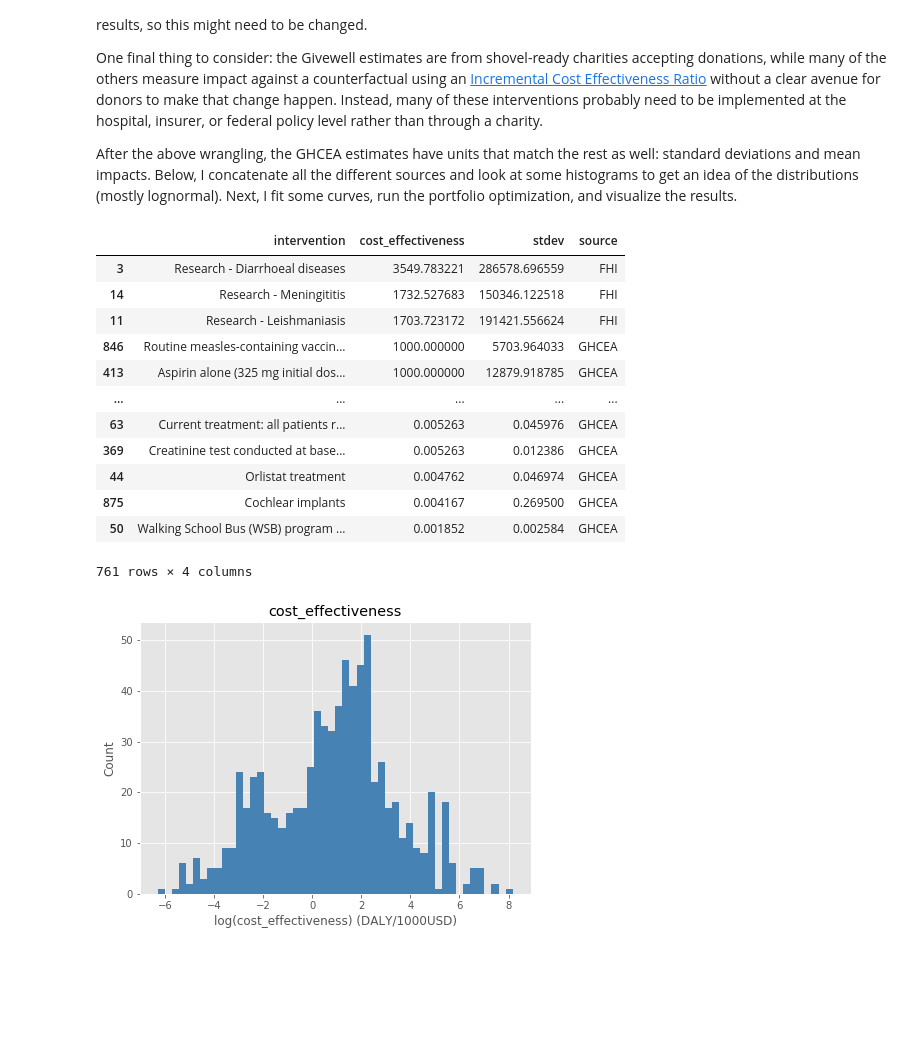
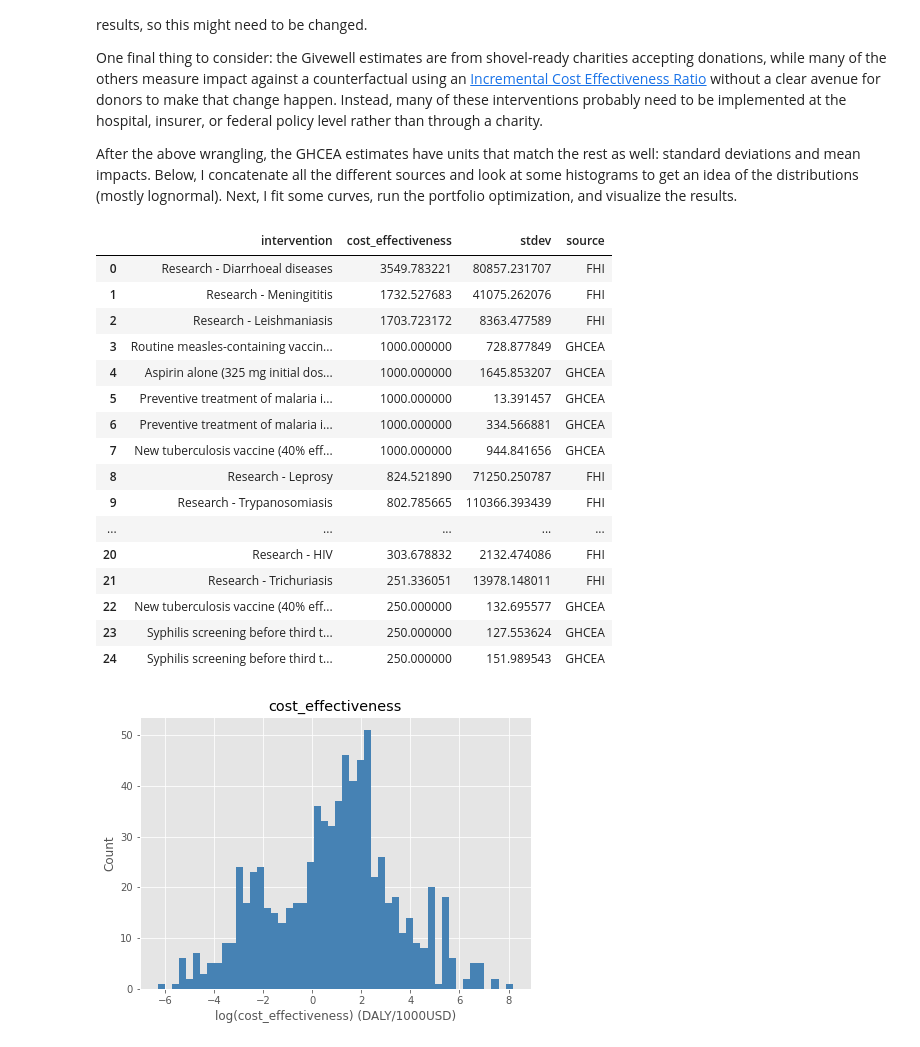
Before and after one commit to psthomas/risk-return, a Jupyter notebook: meta.ipynb, the cells around one changed output. Drawn from its saved outputs; the diff is of its cells as text; code cells hidden in the pictures; blank space fills up the shorter version.

Commit message:
Update CI conversions

```diff
--- a/meta.ipynb
+++ b/meta.ipynb
@@ -156,7 +187,7 @@ def downside_risk(series):
 gw_df = gw_df.agg(['mean', 'std', downside_risk]).T
 gw_df.reset_index(inplace=True)
 
-renames = {'iodine': 'iodine supplementation', 'dtw':'Deworm the World',
+renames = {'iodine': 'Iodine supplementation', 'dtw':'Deworm the World',
            'sci': 'Schistosomiasis Control Initiative', 'ss': 'Sightsavers',
            'lead': 'Household lead pipe replacement',
            'bednets': 'Against Malaria Foundation',
@@ -213,31 +235,50 @@ interval_df = interval_df[interval_df['CI_Usable'] == 1]
 # Only 9 AUD, 1 EUR filtered out
 interval_df = interval_df[interval_df['CI_Currency'] == 'USD']
 
+# Remove any remaining nan intervals
+interval_df = interval_df[~interval_df['CI_Difference'].isnull()]
+
 #Convert to DALY/1000USD
 interval_df['DisplayRatio'] = (1/interval_df['DisplayRatio'])*1000
 interval_df['CI_Difference'] = (1/interval_df['CI_Difference'])*1000
 
 #Remove non standard CIs
-interval_df = interval_df[(~interval_df['CI_Type'].isin(['INR', 'IQR']))]
+interval_df = interval_df[~interval_df['CI_Type'].isin(['INR', 'IQR'])]
 
 #Also remove studies with quality rating lower than 4.5 out of 7:
 interval_df = interval_df[interval_df['Rating'] >= 4.5] #4
 
+# This is incorrect. Use the rough CI to standard deviation
+# conversions from Wolfram below instead
+# def handle_intervals(row):
+#     if row['CI_Type'] == 'range':
+#         return row['CI_Difference'] / 2
+#     elif row['CI_Type'] == '95':
+#         return (row['CI_Difference'] / 3.96)*np.sqrt(1000)
+#     elif row['CI_Type'] == '91':
+#         return (row['CI_Difference'] / 3.29)*np.sqrt(1000)
+#     elif row['CI_Type'] == '80':
+#         #Simple interpolation for denominator
+#         denom = 1.96 + ((3.29 - 1.96)/(90-68))*(80-68)
+#         return (row['CI_Difference'] / denom)*np.sqrt(1000)
+
+# https://mathworld.wolfram.com/ConfidenceInterval.html
+# CI_Difference = [mean +- c*sigma], difference covers both sides
+# so multiply by 2
 def handle_intervals(row):
     if row['CI_Type'] == 'range':
         return row['CI_Difference'] / 2
     elif row['CI_Type'] == '95':
-        return (row['CI_Difference'] / 3.96)*np.sqrt(1000)
+        return row['CI_Difference'] / 1.95996*2
     elif row['CI_Type'] == '91':
-        return (row['CI_Difference'] / 3.29)*np.sqrt(1000)
+        return row['CI_Difference'] / 1.64485*2
     elif row['CI_Type'] == '80':
-        #Simple interpolation for denominator
-        denom = 1.96 + ((3.29 - 1.96)/(90-68))*(80-68)
-        return (row['CI_Difference'] / denom)*np.sqrt(1000)
+        return row['CI_Difference'] / 1.28155*2
+
 
 interval_df['stdev'] = interval_df.apply(handle_intervals, axis=1)
-
-interval_df[['PubYear','InterventionPhrase', 'DisplayRatio', 'stdev']] \
-    .sort_values(by='DisplayRatio', ascending=False)
+interval_df[
+    ['PubYear','InterventionPhrase', 'DisplayRatio', 'stdev']
+].sort_values(by='DisplayRatio', ascending=False)
 # %% [output]
 |  | PubYear | InterventionPhrase | DisplayRatio | stdev |
@@ -277,44 +318,50 @@ temp2_df['source'] = 'GW'
 
 # Is this the cost effectiveness here a mean or median?
 temp3_df = ph_df[['intervention', 'cost_effectiveness', 'spread']].copy()
 temp3_df['stdev'] = temp3_df['spread'] / 2
 del temp3_df['spread']
 temp3_df['source'] = 'DCP2'
 
 # The cost effectiveness here is a median, others above are means. . .
 temp4_df = nice_df[['guidance_topic', 'median', 'spread']].copy()
 temp4_df.rename(columns={'guidance_topic': 'intervention',
     'median': 'cost_effectiveness'}, inplace=True)
 # Convert DALY/1000£ to DALY/1000USD, using 2012 dollars for now:
 # https://www.x-rates.com/average/?from=GBP&to=USD&amount=1&year=2012
 temp4_df['cost_effectiveness'] = temp4_df['cost_effectiveness']*1.6
 temp4_df['spread'] = temp4_df['spread']*1.6
 temp4_df['stdev'] = temp4_df['spread'] / 2
 del temp4_df['spread']
 temp4_df.rename(columns={'Intervention': 'intervention'}, inplace=True)
 temp4_df['source'] = 'NICE'
 
 temp5_df = interval_df[['InterventionPhrase','DisplayRatio', 'stdev']].copy()
 temp5_df.rename(columns={'InterventionPhrase': 'intervention',
     'DisplayRatio': 'cost_effectiveness'}, inplace=True)
 temp5_df['source'] = 'GHCEA'
 
 #temp6_df = br_df[['intervention', 'cost_effectiveness', 'stdev', 'source']]
 
 comb_df = pd.concat([temp1_df, temp2_df, temp3_df, temp4_df, temp5_df])
-#comb_df.to_csv('./data/outputs/meta-returns.csv', index=False)
-comb_df.sort_values(by='cost_effectiveness', ascending=False)
+comb_df.to_csv('./data/outputs/meta-returns.csv', index=False)
+comb_df = comb_df.sort_values(by='cost_effectiveness', ascending=False)
+comb_df.reset_index(drop=True, inplace=True)
+comb_df.head(25)
 # %% [output]
 |  | intervention | cost_effectiveness | stdev | source |
-| 3 | Research - Diarrhoeal diseases | 3549.783221 | 286578.696559 | FHI |
-| 14 | Research - Meningititis | 1732.527683 | 150346.122518 | FHI |
-| 11 | Research - Leishmaniasis | 1703.723172 | 191421.556624 | FHI |
-| 846 | Routine measles-containing vaccin... | 1000.000000 | 5703.964033 | GHCEA |
-| 413 | Aspirin alone (325 mg initial dos... | 1000.000000 | 12879.918785 | GHCEA |
+| 0 | Research - Diarrhoeal diseases | 3549.783221 | 80857.231707 | FHI |
+| 1 | Research - Meningititis | 1732.527683 | 41075.262076 | FHI |
+| 2 | Research - Leishmaniasis | 1703.723172 | 8363.477589 | FHI |
+| 3 | Routine measles-containing vaccin... | 1000.000000 | 728.877849 | GHCEA |
+| 4 | Aspirin alone (325 mg initial dos... | 1000.000000 | 1645.853207 | GHCEA |
+| 5 | Preventive treatment of malaria i... | 1000.000000 | 13.391457 | GHCEA |
+| 6 | Preventive treatment of malaria i... | 1000.000000 | 334.566881 | GHCEA |
+| 7 | New tuberculosis vaccine (40% eff... | 1000.000000 | 944.841656 | GHCEA |
+| 8 | Research - Leprosy | 824.521890 | 71250.250787 | FHI |
+| 9 | Research - Trypanosomiasis | 802.785665 | 110366.393439 | FHI |
 | ... | ... | ... | ... | ... |
-| 63 | Current treatment: all patients r... | 0.005263 | 0.045976 | GHCEA |
-| 369 | Creatinine test conducted at base... | 0.005263 | 0.012386 | GHCEA |
-| 44 | Orlistat treatment | 0.004762 | 0.046974 | GHCEA |
-| 875 | Cochlear implants | 0.004167 | 0.269500 | GHCEA |
-| 50 | Walking School Bus (WSB) program ... | 0.001852 | 0.002584 | GHCEA |
+| 20 | Research - HIV | 303.678832 | 2132.474086 | FHI |
+| 21 | Research - Trichuriasis | 251.336051 | 13978.148011 | FHI |
+| 22 | New tuberculosis vaccine (40% eff... | 250.000000 | 132.695577 | GHCEA |
+| 23 | Syphilis screening before third t... | 250.000000 | 127.553624 | GHCEA |
+| 24 | Syphilis screening before third t... | 250.000000 | 151.989543 | GHCEA |
-761 rows × 4 columns
```
Also changed, not shown: parts of 18 cells of this notebook, 8 other files.
